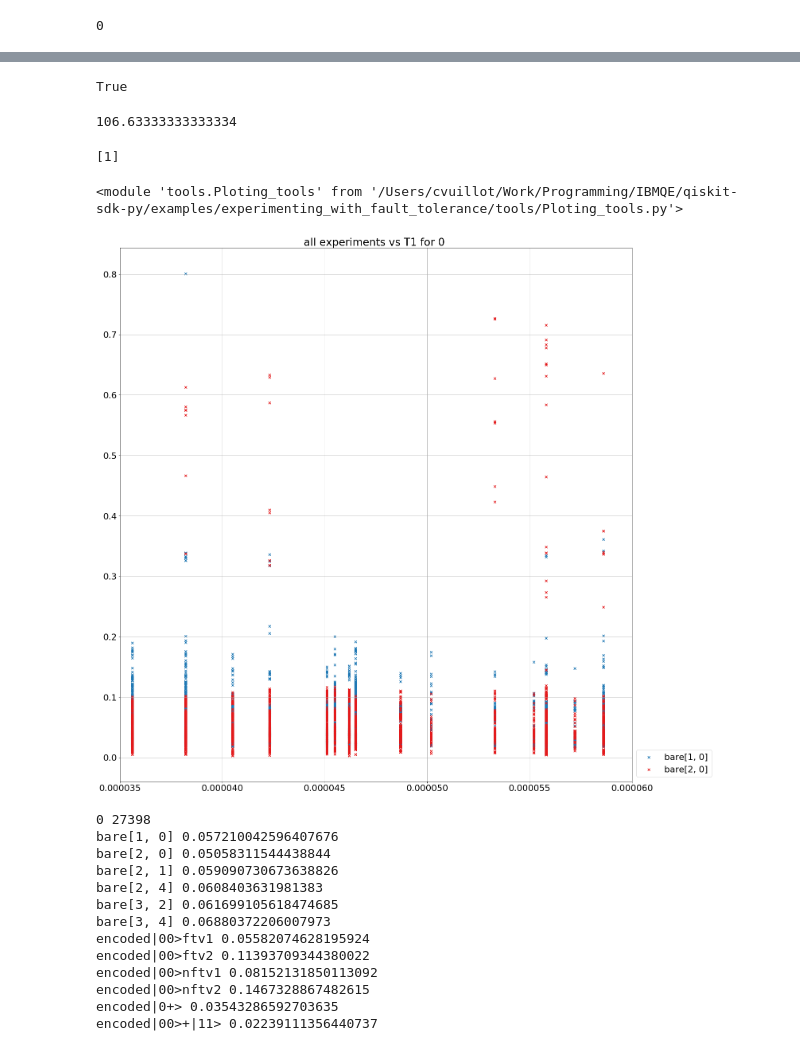
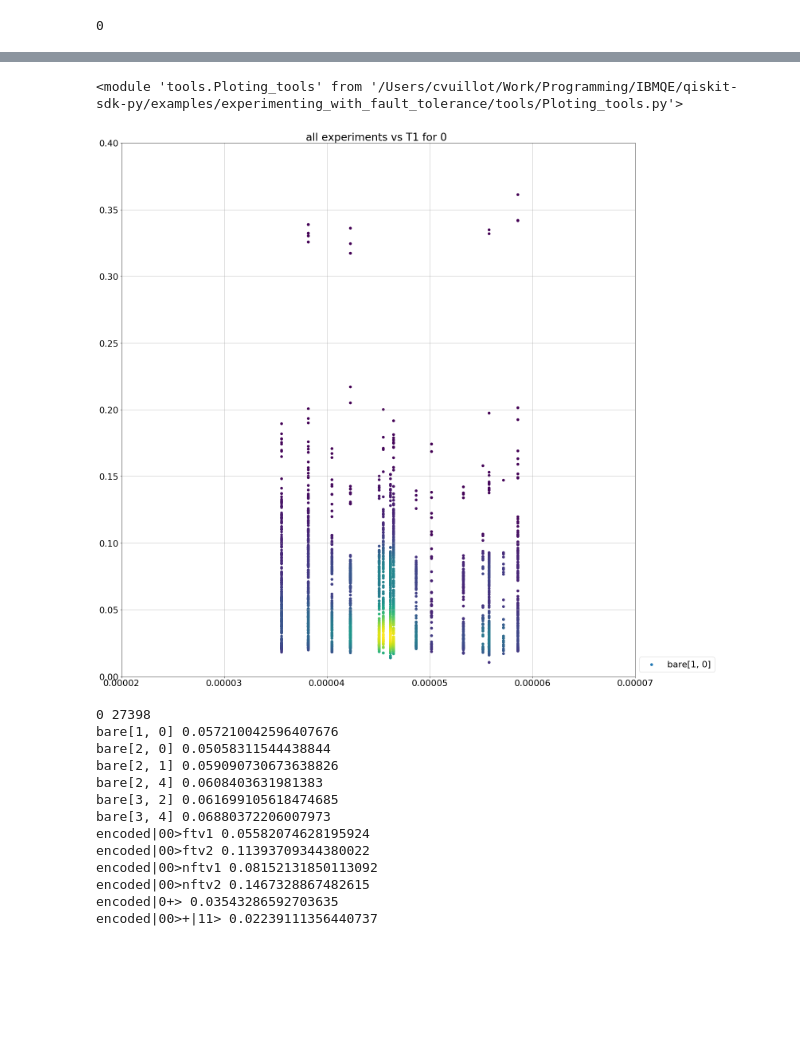
Before and after one commit to ChristopheVuillot/qiskit-sdk-py, a Jupyter notebook: examples/experimenting_with_fault_tolerance/Constructing_circuits.ipynb, the cells around one changed output, grey strips where cells are left out. Drawn from its saved outputs; the diff is of its cells as text; code cells hidden in the pictures; blank space fills up the shorter version.

```diff
--- a/examples/experimenting_with_fault_tolerance/Constructing_circuits.ipynb
+++ b/examples/experimenting_with_fault_tolerance/Constructing_circuits.ipynb
@@ -349,8 +217,0 @@ exptool.CIRCUIT_NAMES
-# %%
-'aa' in 'iushjbfaiusdaajkndfiuhw'
-# %% [output]
-True
-# %%
-25592/(12*20)
-# %% [output]
-106.63333333333334
@@ -359,7 +218,3 @@ import ast
-# %%
-ast.literal_eval('[1]')
-# %% [output]
-[1]
 # %%
 importlib.reload(exptool)
 importlib.reload(plottool)
@@ -367,11 +222,13 @@ importlib.reload(plottool)
 <module 'tools.Ploting_tools' from '/Users/cvuillot/Work/Programming/IBMQE/qiskit-sdk-py/examples/experimenting_with_fault_tolerance/tools/Ploting_tools.py'>
 # %%
 plottool.plot_everything_calib_data('data/Processed_data/', 0, 'T1',
+                                    logscalex=False,
                                     logscaley=False,
-                                    x_range=[0.000035,0.00006],
-                                    sublabels=[plottool.PLOT_LABELS[i] for i in [0,1]])
+                                    y_range=[0,0.4],
+                                    x_range=[0.00002,0.00007],
+                                    sublabels=[plottool.PLOT_LABELS[i] for i in [0]])
 # %% [output]
-[figure, old version]
+[figure, new version]
 0 27398
 bare[1, 0] 0.057210042596407676
 bare[2, 0] 0.05058311544438844
```
Also changed, not shown: parts of 26 cells of this notebook, 1 other file.
